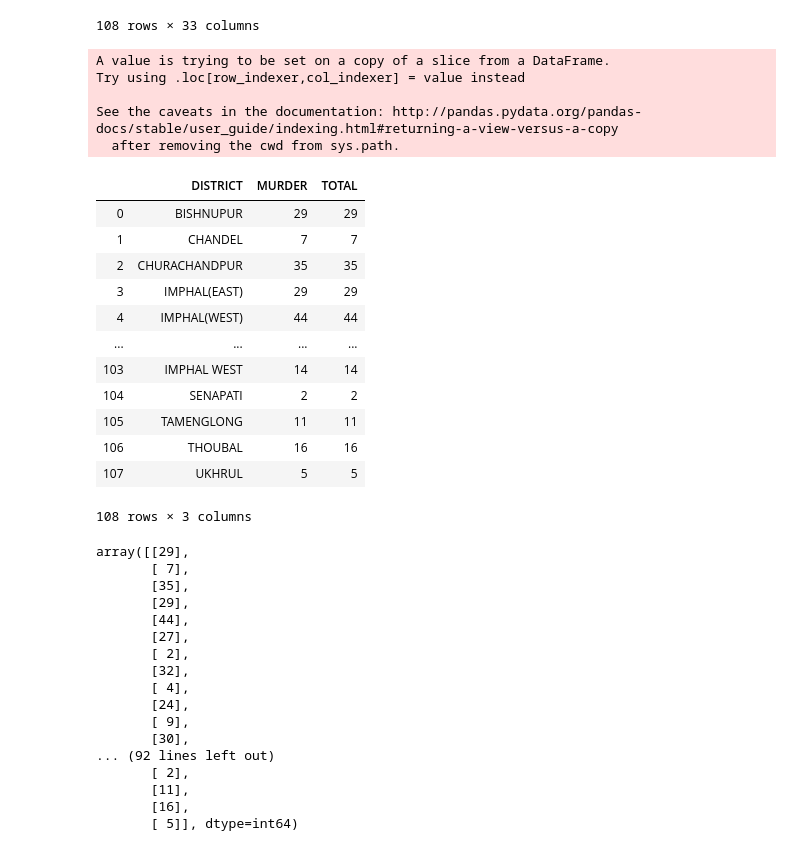
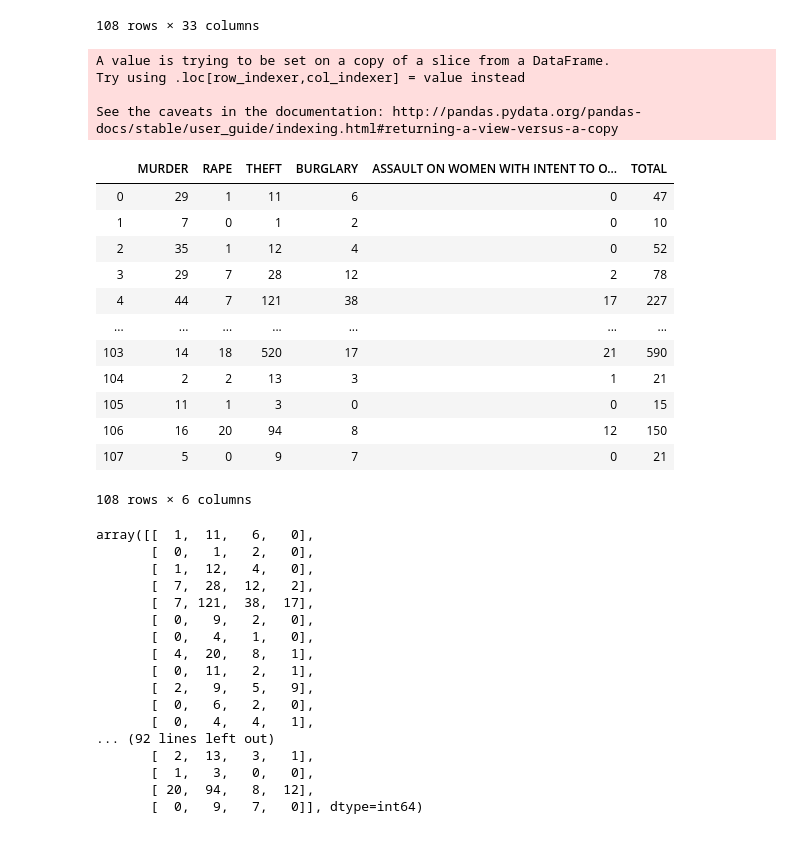
Before and after one commit to biswajit-debnath/Crime-Analysis-of-North-East-India, a Jupyter notebook: K means/K-means test.ipynb, the cells around one changed output. Cells and saved outputs as stored; diff of their text form; code cells hidden in the pictures.

```diff
--- a/K means/K-means test.ipynb
+++ b/K means/K-means test.ipynb
@@ -35,28 +36,29 @@ df
 108 rows × 33 columns
 # %%
 # data_arr= data.to_numpy()
-# data = df[['MURDER','RAPE','THEFT','BURGLARY','ASSAULT ON WOMEN WITH INTENT TO OUTRAGE HER MODESTY']]
-data = df[['DISTRICT','MURDER']]
+#Selecting the attributes
+data = df[['MURDER','RAPE','THEFT','BURGLARY','ASSAULT ON WOMEN WITH INTENT TO OUTRAGE HER MODESTY']]
+# data = df[['DISTRICT','MURDER']]
+# Adding all the crime and storing it on a new column called TOTAL
 data["TOTAL"]= data.sum(axis=1)
 data
 # %% [output]
 A value is trying to be set on a copy of a slice from a DataFrame.
 Try using .loc[row_indexer,col_indexer] = value instead
 
 See the caveats in the documentation: http://pandas.pydata.org/pandas-docs/stable/user_guide/indexing.html#returning-a-view-versus-a-copy
-  after removing the cwd from sys.path.
-|  | DISTRICT | MURDER | TOTAL |
-| 0 | BISHNUPUR | 29 | 29 |
-| 1 | CHANDEL | 7 | 7 |
-| 2 | CHURACHANDPUR | 35 | 35 |
-| 3 | IMPHAL(EAST) | 29 | 29 |
-| 4 | IMPHAL(WEST) | 44 | 44 |
-| ... | ... | ... | ... |
-| 103 | IMPHAL WEST | 14 | 14 |
-| 104 | SENAPATI | 2 | 2 |
-| 105 | TAMENGLONG | 11 | 11 |
-| 106 | THOUBAL | 16 | 16 |
-| 107 | UKHRUL | 5 | 5 |
+|  | MURDER | RAPE | THEFT | BURGLARY | ASSAULT ON WOMEN WITH INTENT TO O... | TOTAL |
+| 0 | 29 | 1 | 11 | 6 | 0 | 47 |
+| 1 | 7 | 0 | 1 | 2 | 0 | 10 |
+| 2 | 35 | 1 | 12 | 4 | 0 | 52 |
+| 3 | 29 | 7 | 28 | 12 | 2 | 78 |
+| 4 | 44 | 7 | 121 | 38 | 17 | 227 |
+| ... | ... | ... | ... | ... | ... | ... |
+| 103 | 14 | 18 | 520 | 17 | 21 | 590 |
+| 104 | 2 | 2 | 13 | 3 | 1 | 21 |
+| 105 | 11 | 1 | 3 | 0 | 0 | 15 |
+| 106 | 16 | 20 | 94 | 8 | 12 | 150 |
+| 107 | 5 | 0 | 9 | 7 | 0 | 21 |
-108 rows × 3 columns
+108 rows × 6 columns
 # %%
 from sklearn.cluster import KMeans
@@ -65,25 +67,26 @@ kmeans = KMeans(n_clusters=3)
 # plt.scatter(data_arr[:,0],data_arr[:,1])
 data_arr = data.iloc[:,1:-1]
 data_arr = np.array(data_arr)
+# print(data_arr[0][:])
 data_arr
 # %% [output]
-array([[29],
-       [ 7],
-       [35],
-       [29],
-       [44],
-       [27],
-       [ 2],
-       [32],
-       [ 4],
-       [24],
-       [ 9],
-       [30],
+array([[  1,  11,   6,   0],
+       [  0,   1,   2,   0],
+       [  1,  12,   4,   0],
+       [  7,  28,  12,   2],
+       [  7, 121,  38,  17],
+       [  0,   9,   2,   0],
+       [  0,   4,   1,   0],
+       [  4,  20,   8,   1],
+       [  0,  11,   2,   1],
+       [  2,   9,   5,   9],
+       [  0,   6,   2,   0],
+       [  0,   4,   4,   1],
 ... (92 lines left out)
-       [ 2],
-       [11],
-       [16],
-       [ 5]], dtype=int64)
+       [  2,  13,   3,   1],
+       [  1,   3,   0,   0],
+       [ 20,  94,   8,  12],
+       [  0,   9,   7,   0]], dtype=int64)
 # %%
 clusters = KMeans(4)  # 4 clusters!
 
```
Also changed, not shown: parts of 21 cells of this notebook, 10 other files.
